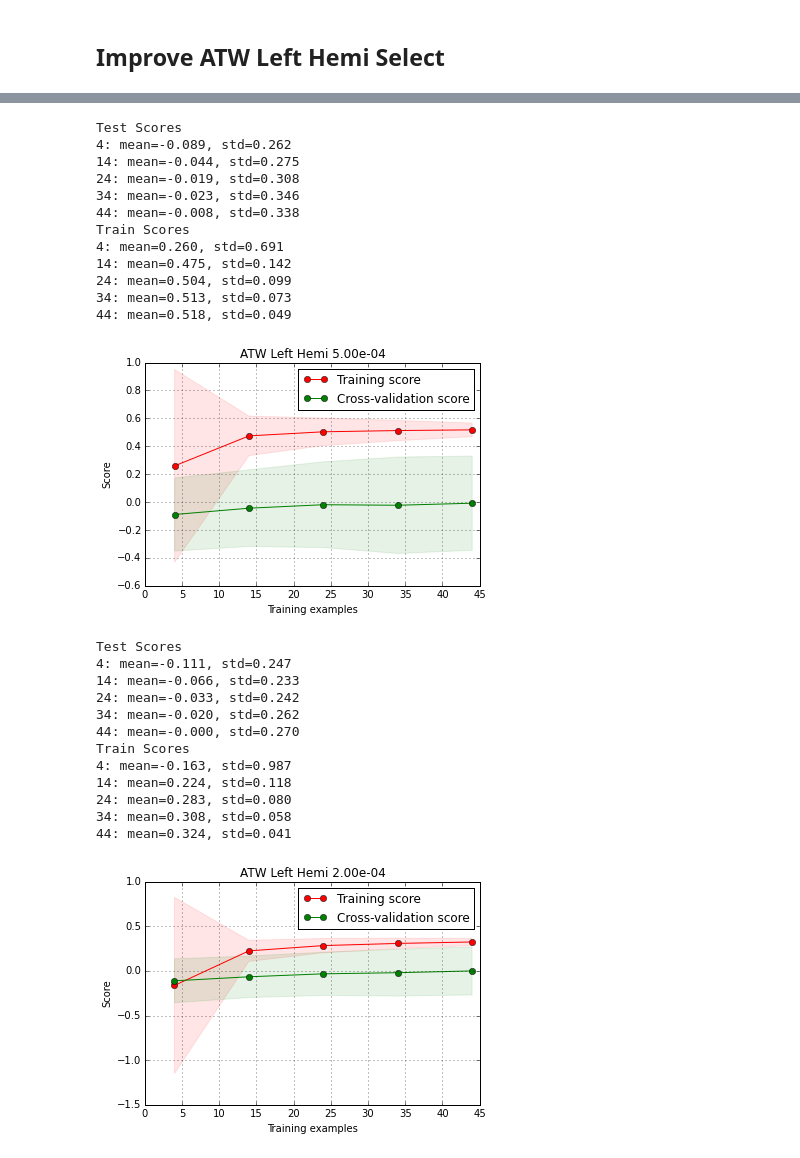
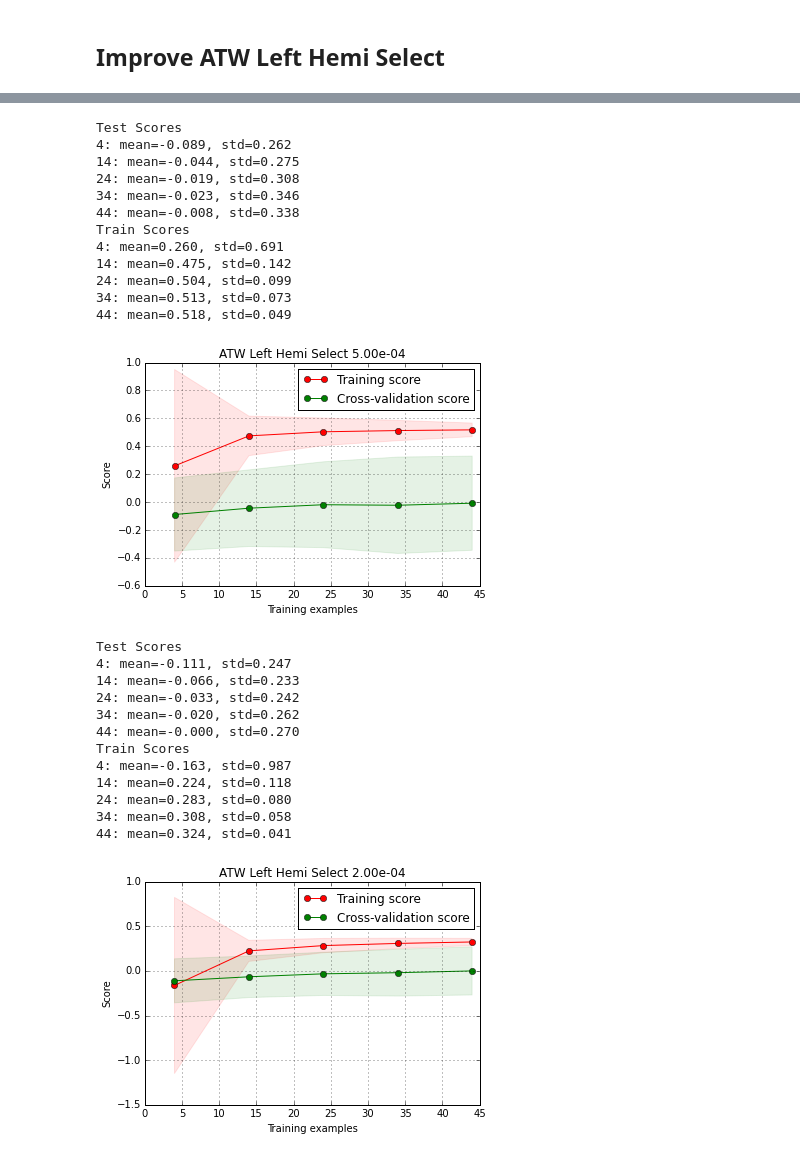
Before and after one commit to bonilhamusclab-projects/behav_connectome_prediction, a Jupyter notebook: Learning Curves.ipynb, the cells around one changed output, grey strips where cells are left out. Saved outputs shown, nothing was run; the diff lists cells and outputs as text; code cells hidden in the pictures.

```diff
--- a/Learning Curves.ipynb
+++ b/Learning Curves.ipynb
@@ -219,7 +221,8 @@ Train Scores
 # %%
 plot_learning_curve(full_atw, 'atw_z', 1e-4,
                     title="ATW Left Hemi",
-                    col_filter=left_hemi_cols
+                    col_filter=left_hemi_cols,
+                    plot_f="atw_left_hemi_lc.jpg"
                    )
 # %% [output]
 Test Scores
@@ -463,7 +468,7 @@ Train Scores
 ## Improve ATW Left Hemi Select
 # %%
 plot_learning_curve(full_atw, 'atw_z', 0.0062987888851660616,
-                    title="ATW Left Hemi",
+                    title="ATW Left Hemi Select",
                     col_filter=left_hemi_select_cols
                    )
 # %% [output]
@@ -483,6 +488,6 @@ Train Scores
 # %%
 plot_learning_curve(full_atw, 'atw_z', 1e-5,
-                    title="ATW Left Hemi",
+                    title="ATW Left Hemi Select",
                     col_filter=left_hemi_select_cols
                    )
 # %% [output]
@@ -502,6 +507,6 @@ Train Scores
 # %%
 plot_learning_curve(full_atw, 'atw_z', 5e-4,
-                    title="ATW Left Hemi",
+                    title="ATW Left Hemi Select",
                     col_filter=left_hemi_select_cols
                    )
 # %% [output]
@@ -517,23 +522,24 @@ Train Scores
 24: mean=0.504, std=0.099
 34: mean=0.513, std=0.073
 44: mean=0.518, std=0.049
-[figure, old version]
+[figure, new version]
 # %%
 plot_learning_curve(full_atw, 'atw_z', 2e-4,
-                    title="ATW Left Hemi",
-                    col_filter=left_hemi_select_cols
+                    title="ATW Left Hemi Select",
+                    col_filter=left_hemi_select_cols,
+                    plot_f="atw_left_hemi_select_lc.jpg"
                    )
 # %% [output]
 Test Scores
 4: mean=-0.111, std=0.247
 14: mean=-0.066, std=0.233
 24: mean=-0.033, std=0.242
 34: mean=-0.020, std=0.262
 44: mean=-0.000, std=0.270
 Train Scores
 4: mean=-0.163, std=0.987
 14: mean=0.224, std=0.118
 24: mean=0.283, std=0.080
 34: mean=0.308, std=0.058
 44: mean=0.324, std=0.041
-[figure, old version]
+[figure, new version]
```
Also changed, not shown: parts of 7 cells of this notebook.
